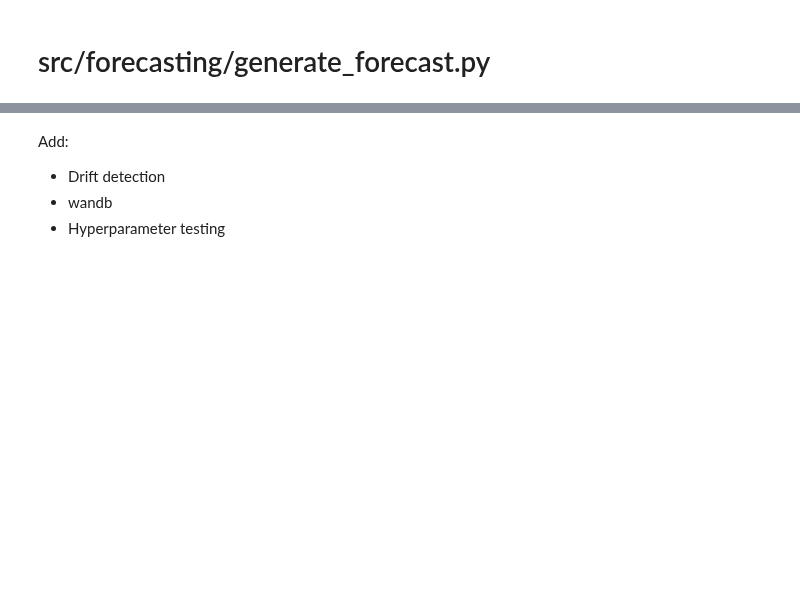
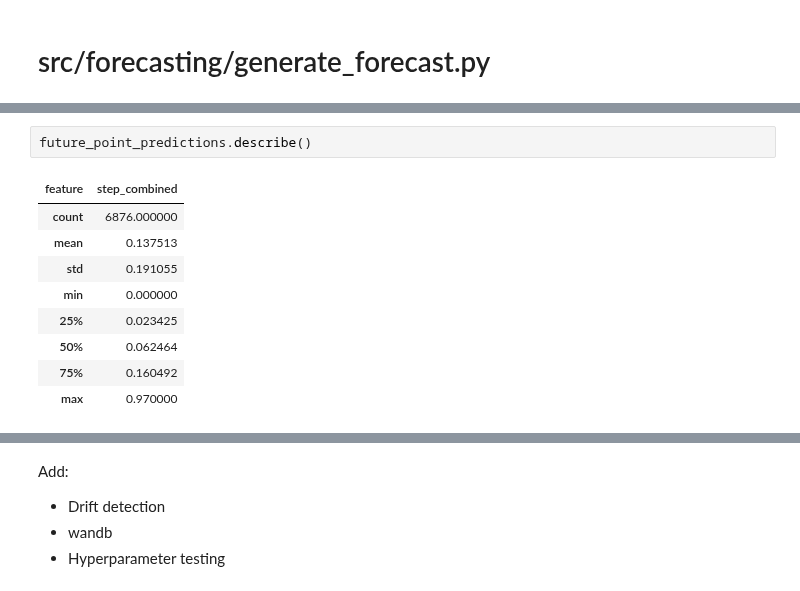
Before and after one commit to prio-data/views_pipeline, a Jupyter notebook: models/electric_relaxation/notebooks/ESCWA_model.ipynb, the cells around one changed output, grey strips where cells are left out. Cells and saved outputs as stored; diff of their text form; blank space fills up the shorter version.

```diff
--- a/models/grapefruit_soda/notebooks/ESCWA_model.ipynb
+++ b/models/electric_relaxation/notebooks/ESCWA_model.ipynb
@@ -390,3 +436,15 @@ future_point_predictions.tail(20)
+# %%
+future_point_predictions.describe()
+# %% [output]
+| feature | step_combined |
+| count | 6876.000000 |
+| mean | 0.137513 |
+| std | 0.191055 |
+| min | 0.000000 |
+| 25% | 0.023425 |
+| 50% | 0.062464 |
+| 75% | 0.160492 |
+| max | 0.970000 |
 # %%
 # Docstrings:
 views_runs?
```
Also changed, not shown: parts of 8 cells of this notebook, 29 other files.
